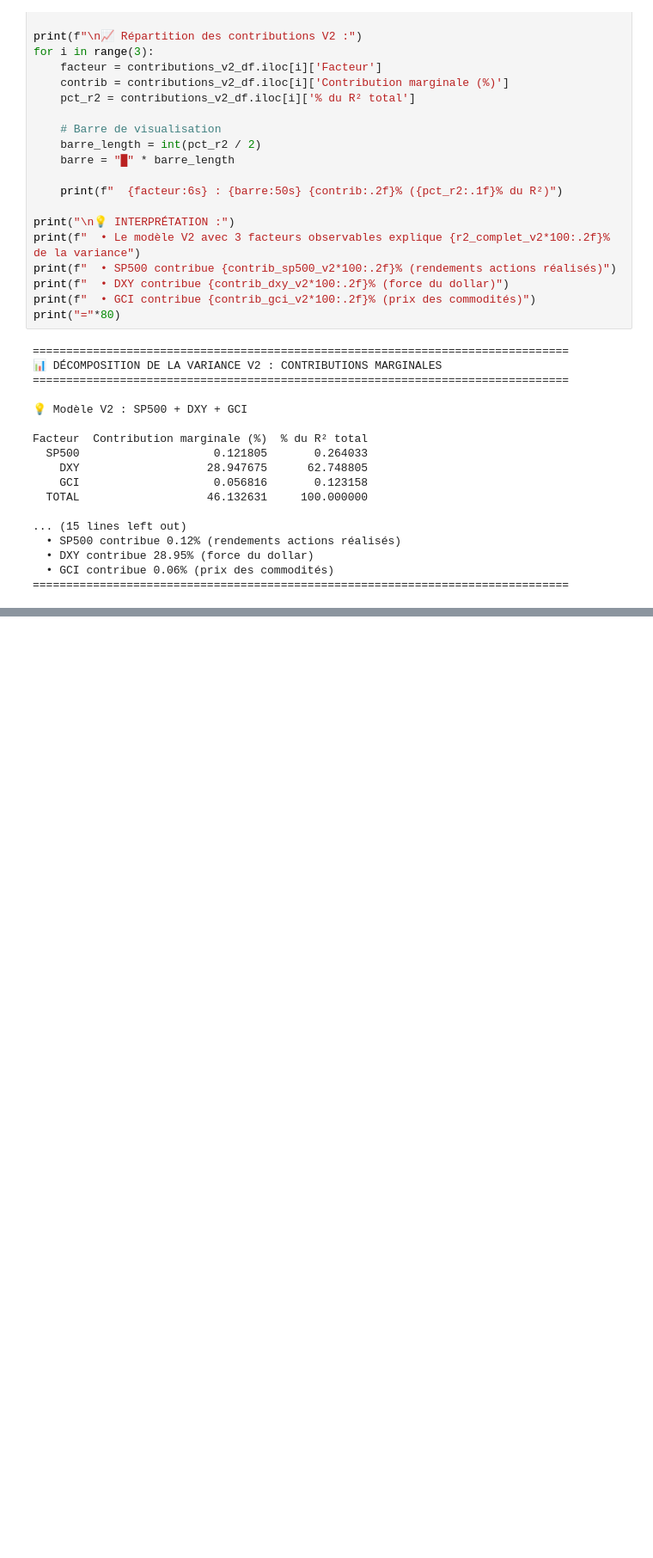
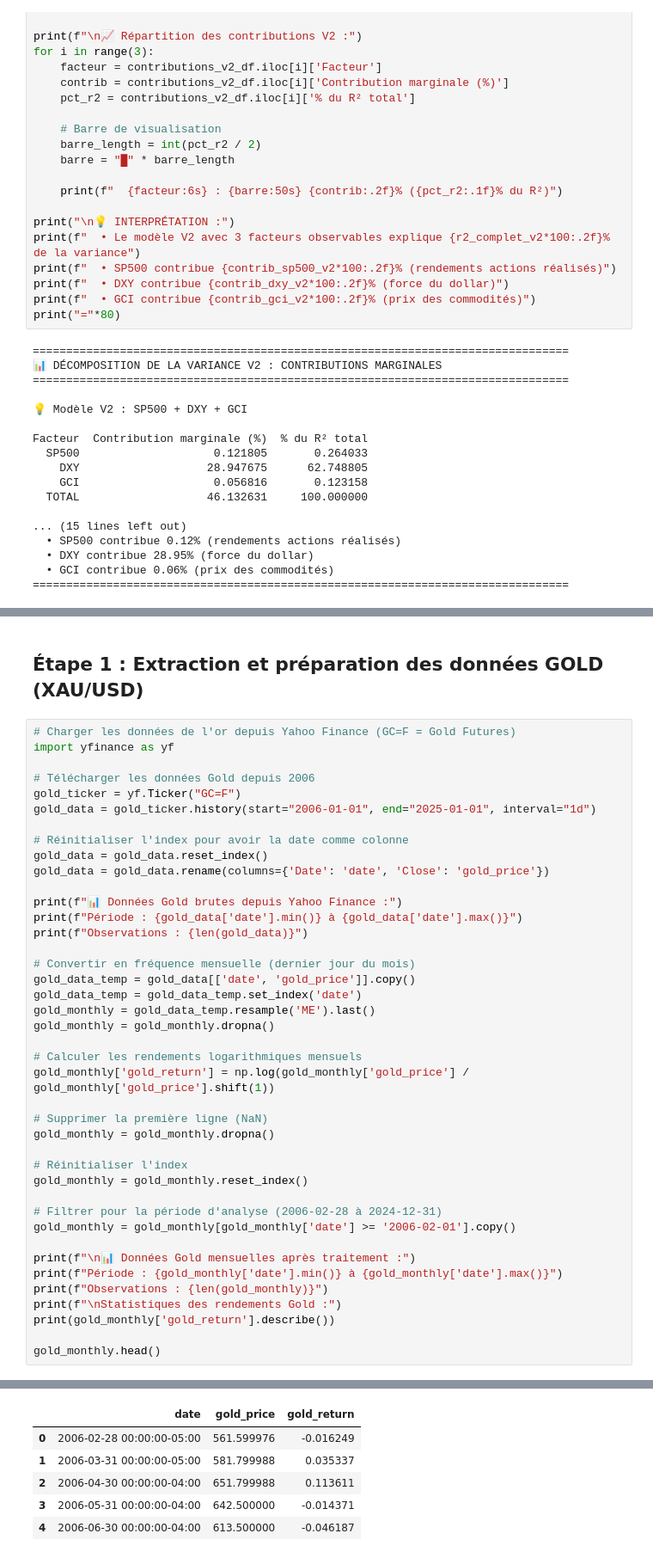
Before and after one commit to Lilas-Bertot/ETUDE-DE-CAS-2, a Jupyter notebook: Étude de cas 2.ipynb, the cells around one changed output, grey strips where cells are left out. Shown at 86% size. Saved outputs shown, nothing was run; the diff lists cells and outputs as text; blank space fills up the shorter version.

```diff
--- a/Étude de cas 2.ipynb
+++ b/Étude de cas 2.ipynb
@@ -2140,0 +2169,44 @@ print("\n" + "="*100)
+# %% [markdown]
+## Étape 1 : Extraction et préparation des données GOLD (XAU/USD)
+# %%
+# Charger les données de l'or depuis Yahoo Finance (GC=F = Gold Futures)
+import yfinance as yf
+
+# Télécharger les données Gold depuis 2006
+gold_ticker = yf.Ticker("GC=F")
+gold_data = gold_ticker.history(start="2006-01-01", end="2025-01-01", interval="1d")
+
+# Réinitialiser l'index pour avoir la date comme colonne
+gold_data = gold_data.reset_index()
+gold_data = gold_data.rename(columns={'Date': 'date', 'Close': 'gold_price'})
+
+print(f"📊 Données Gold brutes depuis Yahoo Finance :")
+print(f"Période : {gold_data['date'].min()} à {gold_data['date'].max()}")
+print(f"Observations : {len(gold_data)}")
+
+# Convertir en fréquence mensuelle (dernier jour du mois)
+gold_data_temp = gold_data[['date', 'gold_price']].copy()
+gold_data_temp = gold_data_temp.set_index('date')
+gold_monthly = gold_data_temp.resample('ME').last()
+gold_monthly = gold_monthly.dropna()
+
+# Calculer les rendements logarithmiques mensuels
+gold_monthly['gold_return'] = np.log(gold_monthly['gold_price'] / gold_monthly['gold_price'].shift(1))
+
+# Supprimer la première ligne (NaN)
+gold_monthly = gold_monthly.dropna()
+
+# Réinitialiser l'index
+gold_monthly = gold_monthly.reset_index()
+
+# Filtrer pour la période d'analyse (2006-02-28 à 2024-12-31)
+gold_monthly = gold_monthly[gold_monthly['date'] >= '2006-02-01'].copy()
+
+print(f"\n📊 Données Gold mensuelles après traitement :")
+print(f"Période : {gold_monthly['date'].min()} à {gold_monthly['date'].max()}")
+print(f"Observations : {len(gold_monthly)}")
+print(f"\nStatistiques des rendements Gold :")
+print(gold_monthly['gold_return'].describe())
+
+gold_monthly.head()
+# %% [output]
@@ -2140,0 +2231,6 @@ print("\n" + "="*100)
+|  | date | gold_price | gold_return |
+| 0 | 2006-02-28 00:00:00-05:00 | 561.599976 | -0.016249 |
+| 1 | 2006-03-31 00:00:00-05:00 | 581.799988 | 0.035337 |
+| 2 | 2006-04-30 00:00:00-04:00 | 651.799988 | 0.113611 |
+| 3 | 2006-05-31 00:00:00-04:00 | 642.500000 | -0.014371 |
+| 4 | 2006-06-30 00:00:00-04:00 | 613.500000 | -0.046187 |
```
Also changed, not shown: parts of 13 cells of this notebook.
